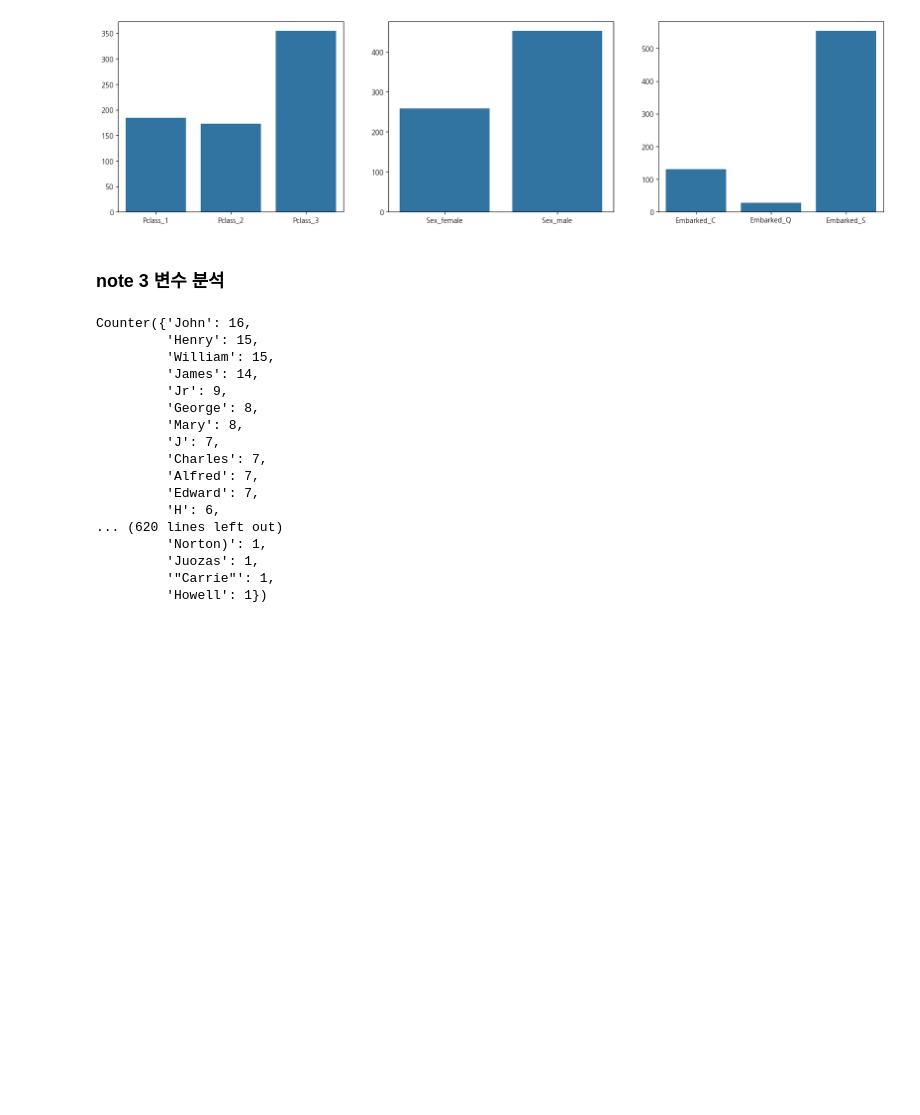
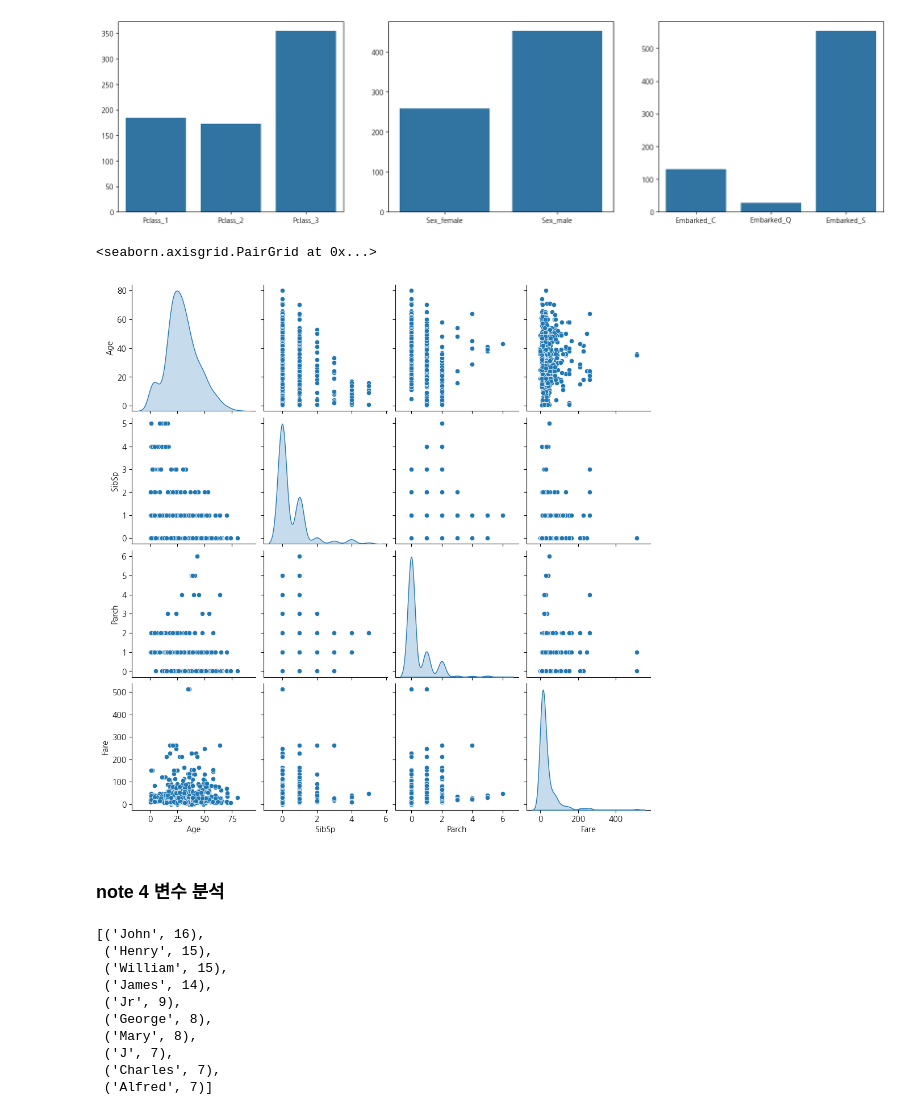
Before and after one commit to Song-Juntae/kaggle, a Jupyter notebook: getting_started/titanic/titanic.ipynb, the cells around one changed output. Saved outputs shown, nothing was run; the diff lists cells and outputs as text; code cells hidden in the pictures; blank space fills up the shorter version.

```diff
--- a/getting_started/titanic/titanic.ipynb
+++ b/getting_started/titanic/titanic.ipynb
@@ -372,26 +376,27 @@ sns.barplot(df_train_결측치처리1[['Sex_female','Sex_male']].sum(), ax=axes[
 sns.barplot(df_train_결측치처리1[['Embarked_C','Embarked_Q','Embarked_S']].sum(), ax=axes[2]);
 # %% [output]
 [figure]
+# %%
+sns.pairplot(
+    df_train_결측치처리1[수치형변수],
+    diag_kind='kde'
+    )
+# %% [output]
+<seaborn.axisgrid.PairGrid at 0x...>
+[figure, added]
 # %% [markdown]
-### note 3 변수 분석
+### note 4 변수 분석
 # %%
 # 성 이름
-Counter([i.split(' ')[-1] if len(i.split(' ')) > 1 else i for i in df_train['Name']])
+Counter([i.split(' ')[-1] if len(i.split(' ')) > 1 else i for i in df_train['Name']]).most_common(10)
 # %% [output]
-Counter({'John': 16,
-         'Henry': 15,
-         'William': 15,
-         'James': 14,
-         'Jr': 9,
-         'George': 8,
-         'Mary': 8,
-         'J': 7,
-         'Charles': 7,
-         'Alfred': 7,
-         'Edward': 7,
-         'H': 6,
-... (620 lines left out)
-         'Norton)': 1,
-         'Juozas': 1,
-         '"Carrie"': 1,
-         'Howell': 1})
+[('John', 16),
+ ('Henry', 15),
+ ('William', 15),
+ ('James', 14),
+ ('Jr', 9),
+ ('George', 8),
+ ('Mary', 8),
+ ('J', 7),
+ ('Charles', 7),
+ ('Alfred', 7)]
```
Also changed, not shown: parts of 5 cells of this notebook.
